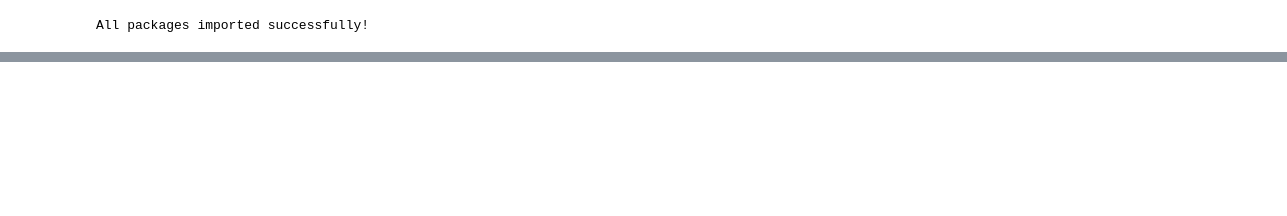
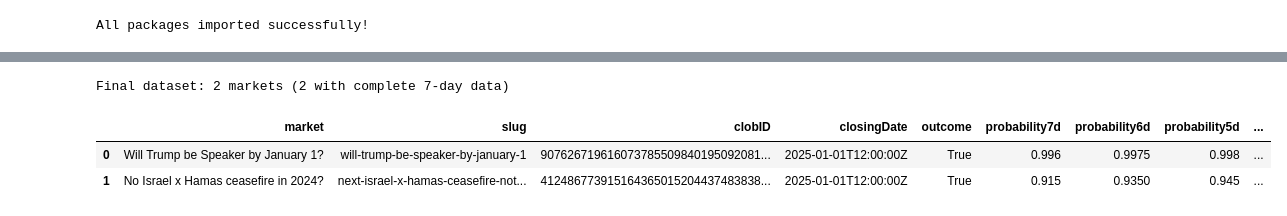
Before and after one commit to dhruv575/safechoices, a Jupyter notebook: dataCollection/data_collection.ipynb, the cells around one changed output, grey strips where cells are left out. Drawn from its saved outputs; the diff is of its cells as text; code cells hidden in the pictures; blank space fills up the shorter version.

```diff
--- a/dataCollection/data_collection.ipynb
+++ b/dataCollection/data_collection.ipynb
@@ -748,0 +686,9 @@ january_dataset[january_dataset['outcome'] == False]
+# %%
+# Test 4, Final Processing
+final_df = process_all_markets(with_price_history_df)
+final_df
+# %% [output]
+Final dataset: 2 markets (2 with complete 7-day data)
+|  | market | slug | clobID | closingDate | outcome | probability7d | probability6d | probability5d | ... |
+| 0 | Will Trump be Speaker by January 1? | will-trump-be-speaker-by-january-1 | 907626719616073785509840195092081... | 2025-01-01T12:00:00Z | True | 0.996 | 0.9975 | 0.998 | ... |
+| 1 | No Israel x Hamas ceasefire in 2024? | next-israel-x-hamas-ceasefire-not... | 412486773915164365015204437483838... | 2025-01-01T12:00:00Z | True | 0.915 | 0.9350 | 0.945 | ... |
```
Also changed, not shown: parts of 16 cells of this notebook, 12 other files.
